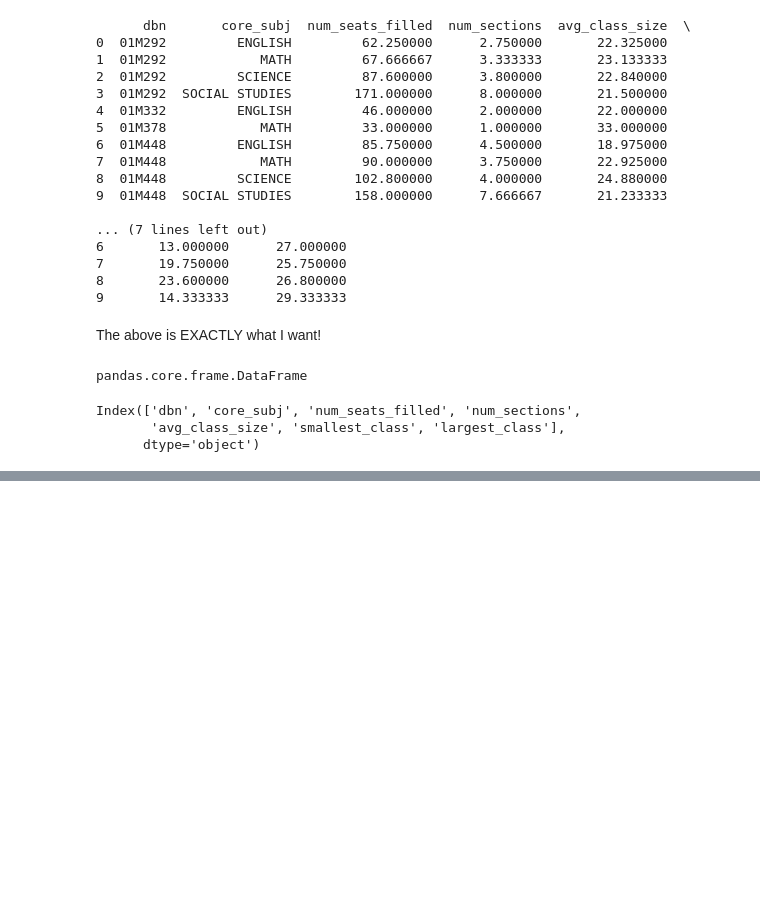
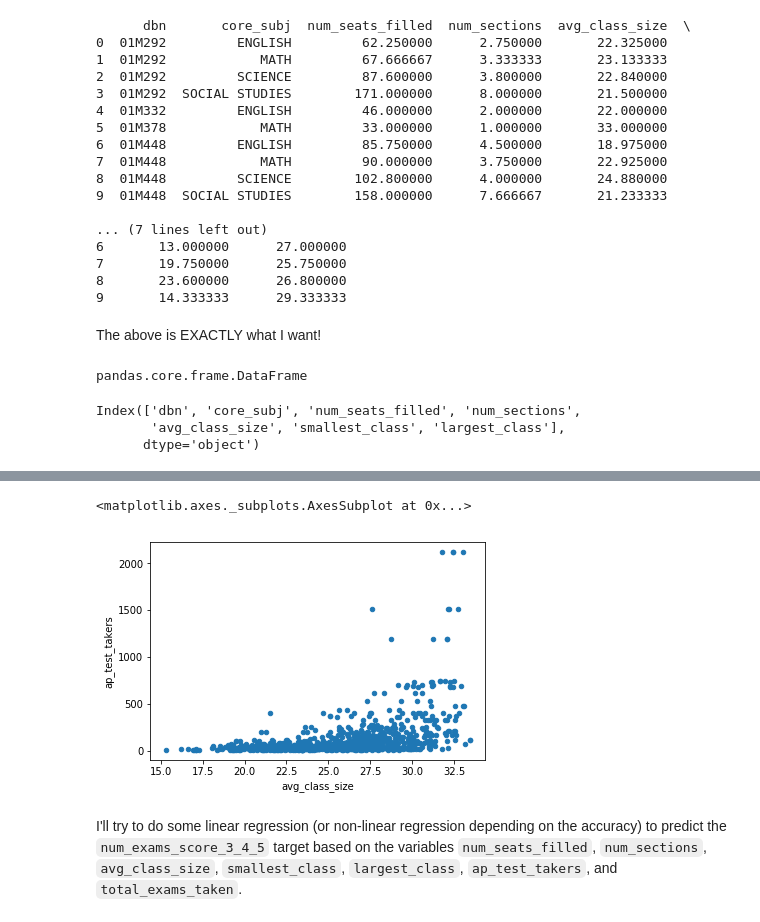
Before and after one commit to scottmaccarone2/NY-Schools, a Jupyter notebook: SAT_Results.ipynb, the cells around one changed output, grey strips where cells are left out. Saved outputs shown, nothing was run; the diff lists cells and outputs as text; code cells hidden in the pictures; blank space fills up the shorter version.

```diff
--- a/SAT_Results.ipynb
+++ b/SAT_Results.ipynb
@@ -494,0 +531,7 @@ Index(['dbn', 'core_subj', 'num_seats_filled', 'num_sections',
+# %%
+result.plot.scatter(x='avg_class_size', y='ap_test_takers')
+# %% [output]
+<matplotlib.axes._subplots.AxesSubplot at 0x...>
+[figure, added]
+# %% [markdown]
+I'll try to do some linear regression (or non-linear regression depending on the accuracy) to predict the `num_exams_score_3_4_5` target based on the variables `num_seats_filled`, `num_sections`, `avg_class_size`, `smallest_class`, `largest_class`, `ap_test_takers`, and `total_exams_taken`.
```
Also changed, not shown: parts of 26 cells of this notebook.
